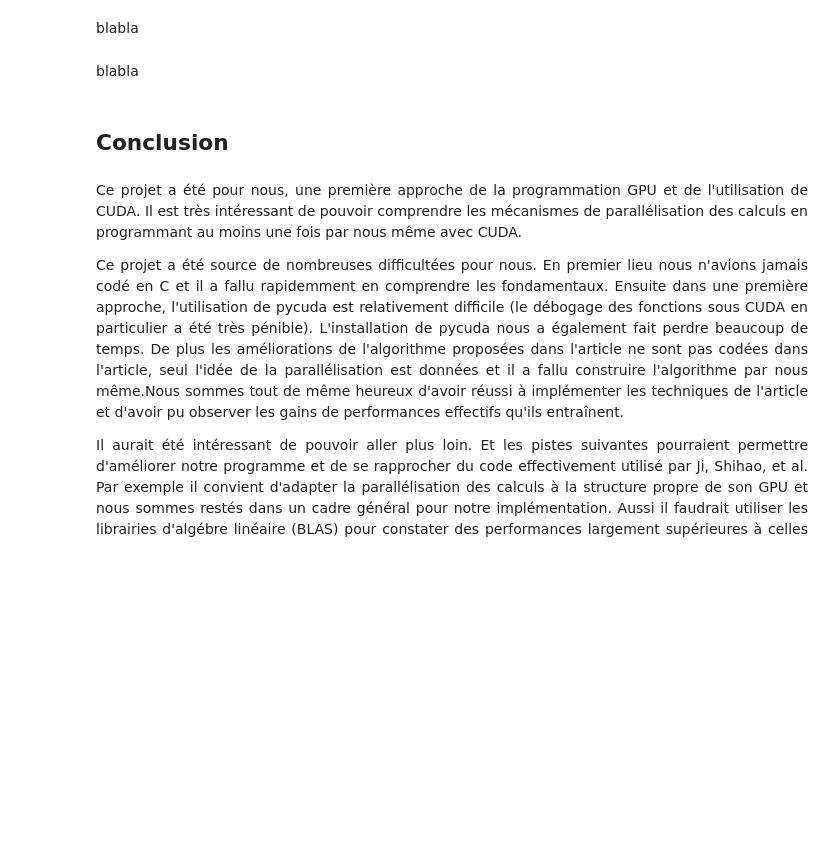
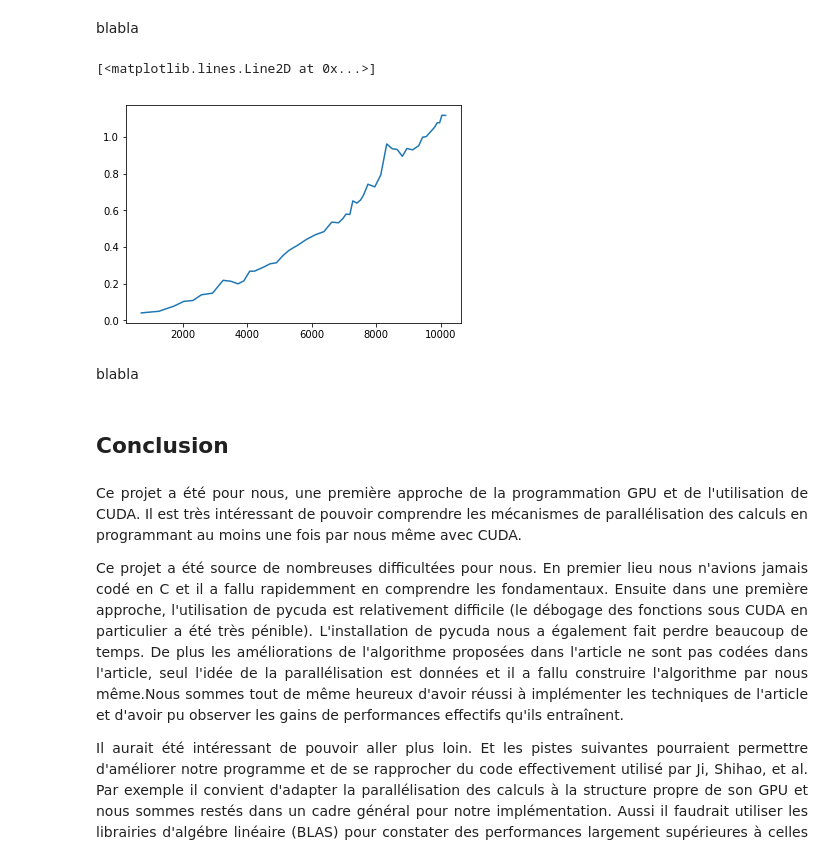
Before and after one commit to qnbion/Projet_Elt_log-Word2Vec, a Jupyter notebook: Parallelized_Word2Vec.ipynb, the cells around one changed output. Saved outputs shown, nothing was run; the diff lists cells and outputs as text; code cells hidden in the pictures; blank space fills up the shorter version.

```diff
--- a/Parallelized_Word2Vec.ipynb
+++ b/Parallelized_Word2Vec.ipynb
@@ -856,35 +887,38 @@ params = {
     "alpha" : 10**(-3),
     "negative" : 4,
     "d" : 10,
     'n_parallel' : 1000}
 
 V = []
 TIMES = []
 
 for i in range (1,50):
 
     doc  = open("data/LesMiserables_cleaned.txt", "r")
-    text = doc.read()[:i*len(text)/50]
+    text = doc.read()
+    text = text[:i*len(text)//50]
     text = text.split(" ")
     text_serie = pd.Series(text)
     doc.close()
 
     text_lb_miserables = LabelEncoder()
     X_hot_miserables = text_lb_miserables.fit_transform(text_serie.values)
 
     V.append(np.max(X_hot_miserables))
 
     t0=time.time()
     Min, Mout = train_word2vec_parallel(X=X_hot_miserables, params=params, func=func)
     dt=time.time()-t0
 
     TIMES.append(dt)
-    print(dt)
 
 V = np.array(V)
 TIMES = np.array(TIMES)
 
 plot(V,TIMES)
+# %% [output]
+[<matplotlib.lines.Line2D at 0x...>]
+[figure, added]
 # %% [markdown]
 blabla
 # %% [markdown]
```
Also changed, not shown: parts of 9 cells of this notebook.
